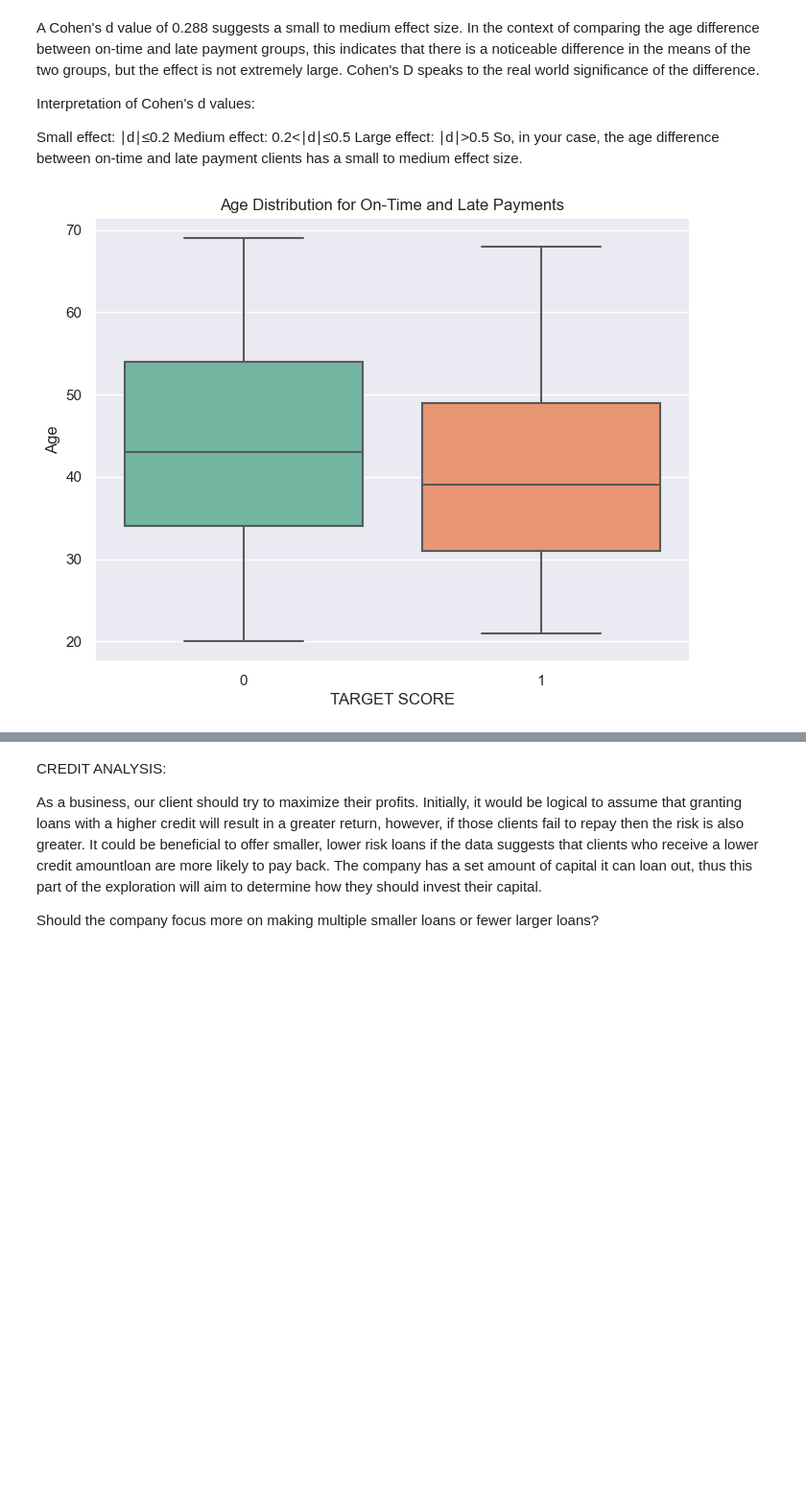
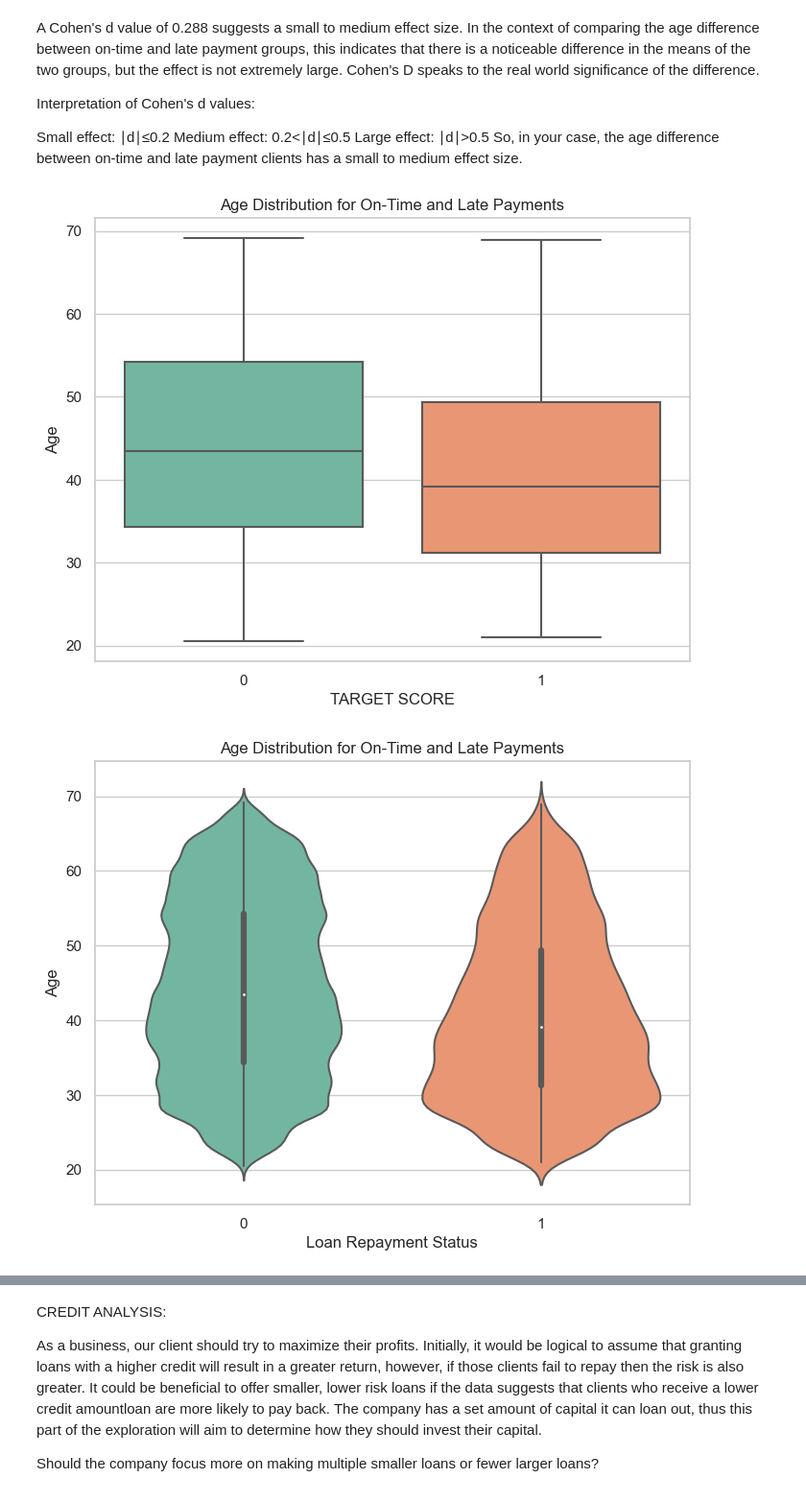
Before and after one commit to samincgs/loan-repayment-factors-analysis, a Jupyter notebook: final_1130.ipynb, the cells around one changed output, grey strips where cells are left out. Shown at 96% size. Drawn from its saved outputs; the diff is of its cells as text; code cells hidden in the pictures; blank space fills up the shorter version.

```diff
--- a/final_1130.ipynb
+++ b/final_1130.ipynb
@@ -114,8 +112,8 @@ AMT_REQ_CREDIT_BUREAU_QRT     41519
 AMT_REQ_CREDIT_BUREAU_YEAR    41519
 Length: 122, dtype: int64
 # %%
-# Drop all null valuesx
-app_df = app_df.fillna(0)
+# Drop all null values
+app_df = app_df.dropna()
 print(app_df.isnull().sum())
 # %% [output]
 SK_ID_CURR                    0
@@ -170,5 +167,0 @@ In the transformation process, we changed the original DataFrame by excluding th
-# %%
-#Turn DAYS_BIRTH into a year instead of negative number
-late_df['DAYS_BIRTH'] = ((late_df['DAYS_BIRTH'] / 365) * -1).astype(int)
-ontime_df['DAYS_BIRTH'] = ((ontime_df['DAYS_BIRTH'] / 365) * -1).astype(int)
-ontime_df
@@ -190,0 +168,6 @@ The variable "DAYS_BIRTH" was initially represented as a negative number, which
+# %%
+ontime_df['DAYS_BIRTH'] = pd.to_datetime(ontime_df['DAYS_BIRTH'], errors='coerce')
+ontime_df['DAYS_BIRTH'] = ontime_df['DAYS_BIRTH'].dt.date
+late_df['DAYS_BIRTH'] = pd.to_datetime(late_df['DAYS_BIRTH'], errors='coerce')
+late_df['DAYS_BIRTH'] = late_df['DAYS_BIRTH'].dt.date
+ontime_df
@@ -418,7 +519,7 @@ In practical terms, this may suggest that clients who had difficulties repaying
 # %%
 # convert age to years
-ontime_df['age'] = ontime_df['DAYS_BIRTH']
-late_df['age'] = late_df['DAYS_BIRTH']
+ontime_df['age'] = -(ontime_df['DAYS_BIRTH'] / 365)
+late_df['age'] = -(late_df['DAYS_BIRTH'] / 365)
 
 #the average age for each group
 average_age_ontime = ontime_df['age'].mean()
@@ -490,15 +584,26 @@ So, in your case, the age difference between on-time and late payment clients ha
 # %%
 combined_age_data = pd.concat([ontime_df[['age', 'TARGET']], late_df[['age', 'TARGET']]])
 
 
 plt.figure(figsize=(8, 6))
 sns.boxplot(x='TARGET', y='age', data=combined_age_data, palette='Set2')
 plt.title('Age Distribution for On-Time and Late Payments')
 plt.xlabel('TARGET SCORE')
 plt.ylabel('Age')
 plt.show()
+
+plt.figure(figsize=(8, 6))
+sns.violinplot(x='TARGET', y='age', data=combined_age_data, palette='Set2')
+plt.title('Age Distribution for On-Time and Late Payments')
+plt.xlabel('Loan Repayment Status')
+plt.ylabel('Age')
+plt.show()
+
+
+# use whichever graph you feel most comfortable analyzing.
 # %% [output]
-[figure, old version]
+[figure, new version]
+[figure, added]
 # %%
 summary_stats = combined_age_data.groupby('TARGET')['age'].describe()
 print(summary_stats)
```
Also changed, not shown: parts of 69 cells of this notebook.
